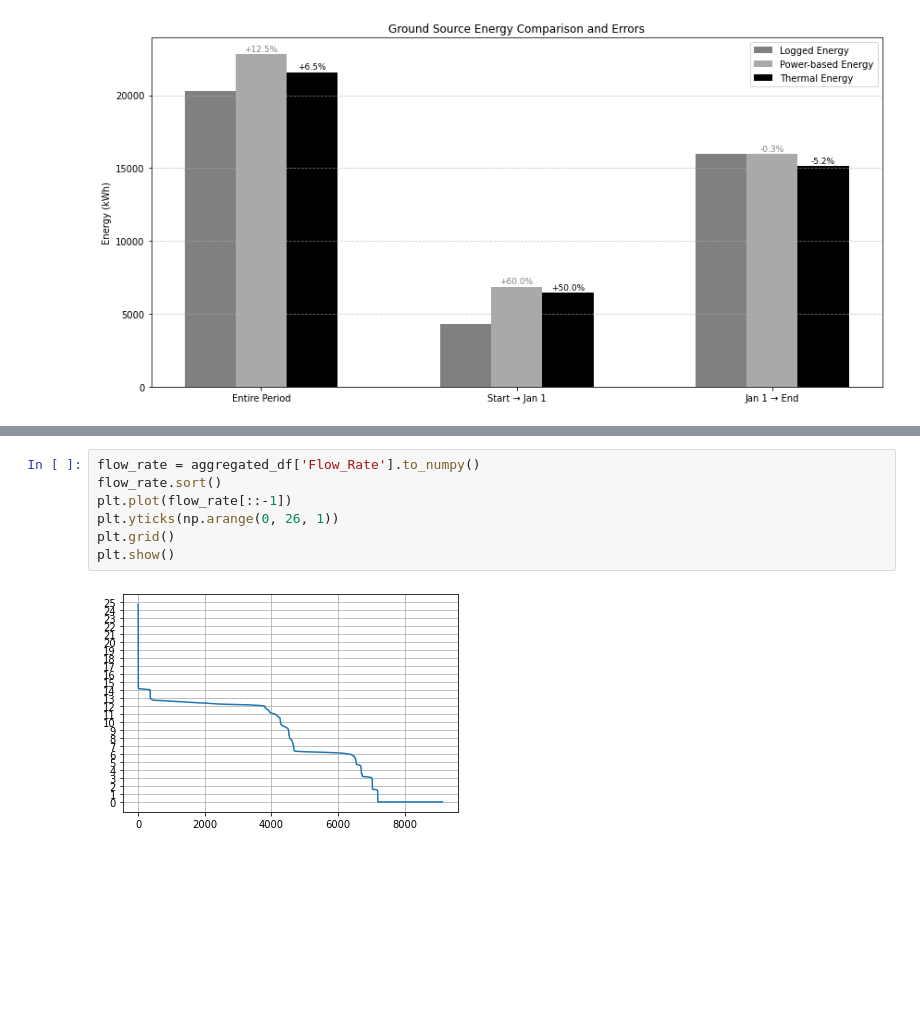
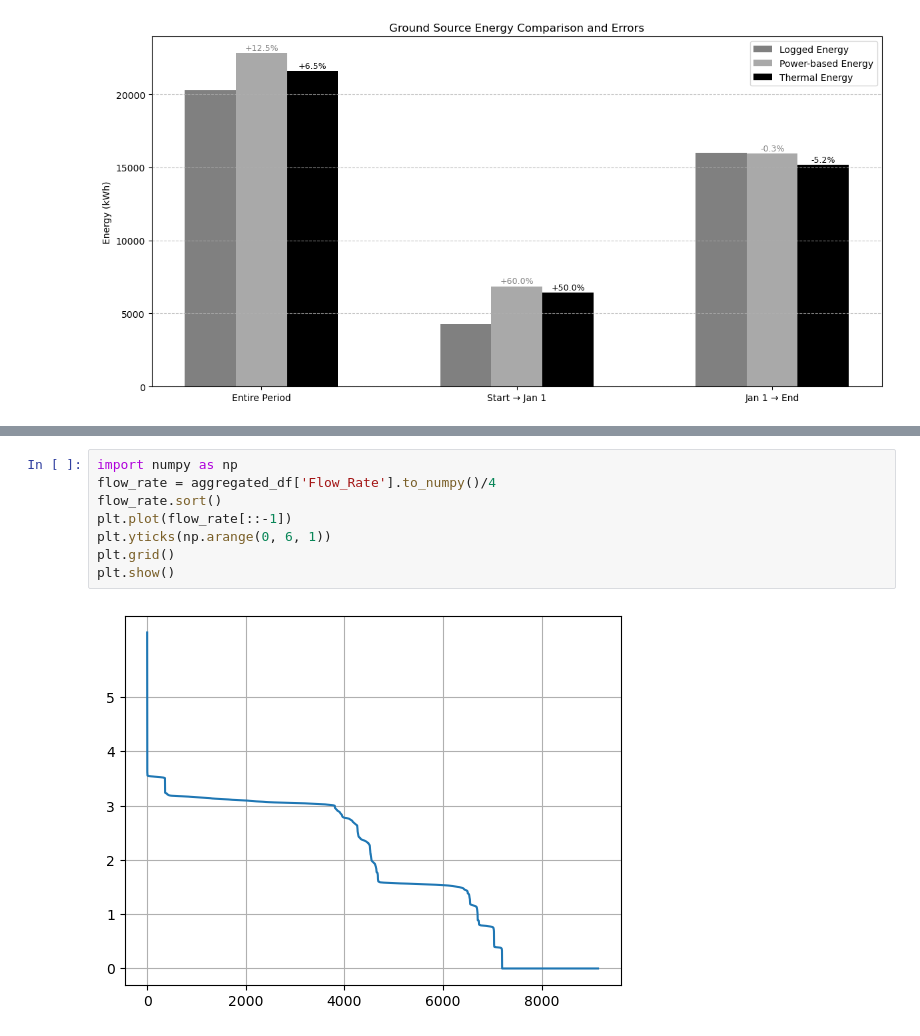
Before and after one commit to XTianDelft/HSE-Thermo-Simplification, a Jupyter notebook: HSE data/BEMeter.ipynb, the cells around one changed output, grey strips where cells are left out. Drawn from its saved outputs; the diff is of its cells as text; blank space fills up the shorter version.

```diff
--- a/HSE data/BEMeter.ipynb
+++ b/HSE data/BEMeter.ipynb
@@ -371,9 +401,10 @@ print(f"✅ Safely saved {len(saved_vars)} variables to {file_path}")
 # %%
-flow_rate = aggregated_df['Flow_Rate'].to_numpy()
+import numpy as np
+flow_rate = aggregated_df['Flow_Rate'].to_numpy()/4
 flow_rate.sort()
 plt.plot(flow_rate[::-1])
-plt.yticks(np.arange(0, 26, 1))
+plt.yticks(np.arange(0, 6, 1))
 plt.grid()
 plt.show()
 # %% [output]
-[figure, old version]
+[figure, new version]
```
Also changed, not shown: parts of 6 cells of this notebook, 4 other files.
